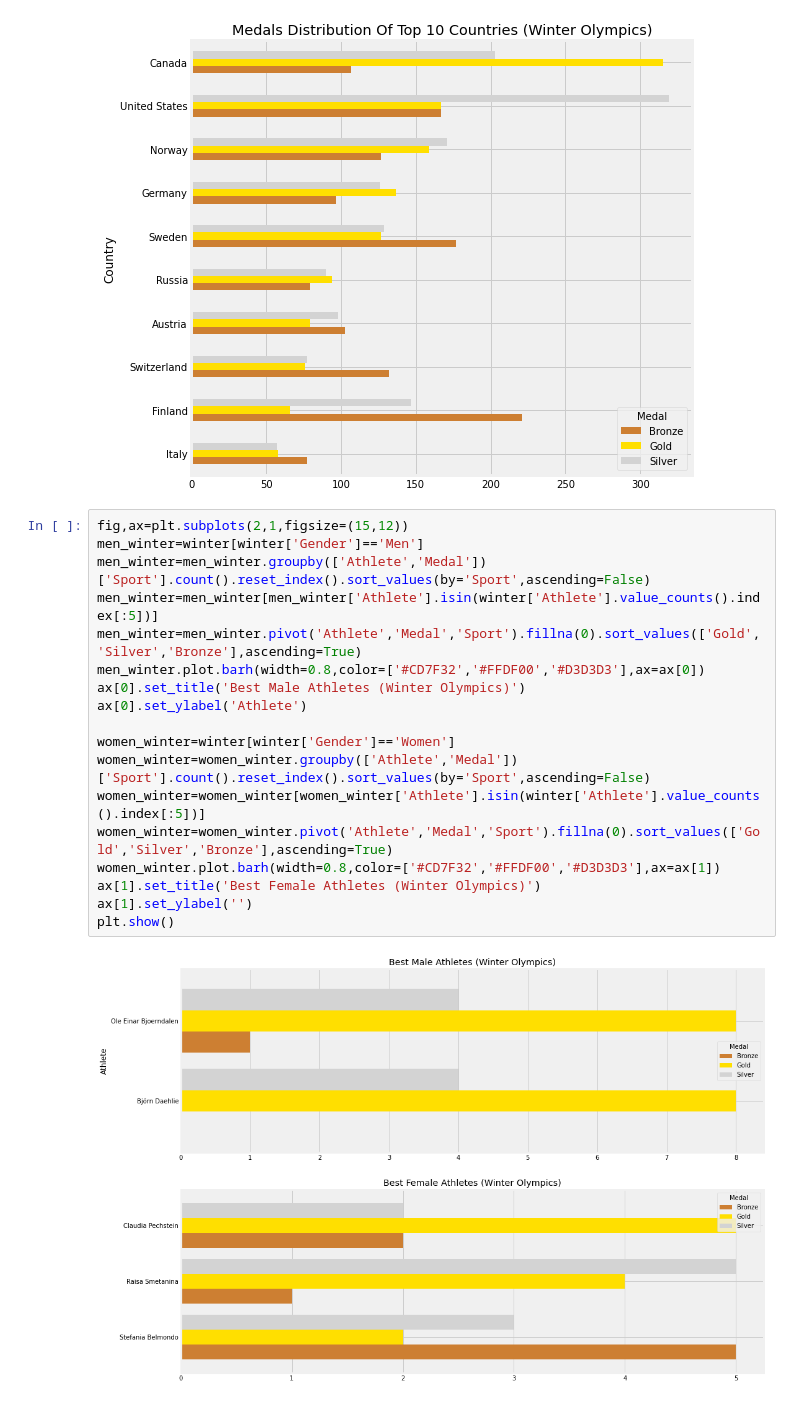
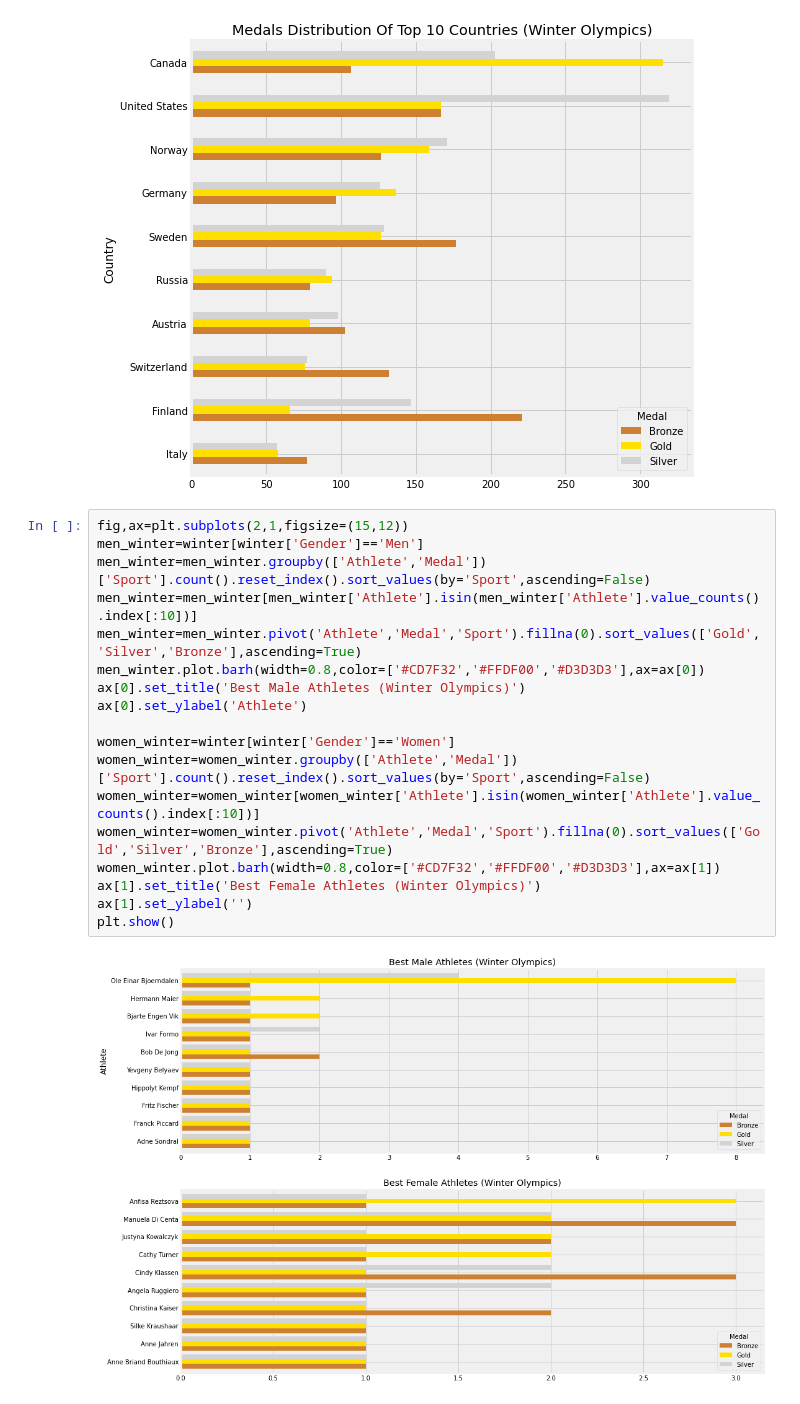
Before and after one commit to eozhisarcikli/olympic-game-analysis, a Jupyter notebook: Analysis & Visualization.ipynb, the cells around one changed output. Cells and saved outputs as stored; diff of their text form.

```diff
--- a/Analysis & Visualization.ipynb
+++ b/Analysis & Visualization.ipynb
@@ -322,20 +284,20 @@ plt.show()
 # %%
 fig,ax=plt.subplots(2,1,figsize=(15,12))
 men_winter=winter[winter['Gender']=='Men']
 men_winter=men_winter.groupby(['Athlete','Medal'])['Sport'].count().reset_index().sort_values(by='Sport',ascending=False)
-men_winter=men_winter[men_winter['Athlete'].isin(winter['Athlete'].value_counts().index[:5])]
+men_winter=men_winter[men_winter['Athlete'].isin(men_winter['Athlete'].value_counts().index[:10])]
 men_winter=men_winter.pivot('Athlete','Medal','Sport').fillna(0).sort_values(['Gold','Silver','Bronze'],ascending=True)
 men_winter.plot.barh(width=0.8,color=['#CD7F32','#FFDF00','#D3D3D3'],ax=ax[0])
 ax[0].set_title('Best Male Athletes (Winter Olympics)')
 ax[0].set_ylabel('Athlete')
 
 women_winter=winter[winter['Gender']=='Women']
 women_winter=women_winter.groupby(['Athlete','Medal'])['Sport'].count().reset_index().sort_values(by='Sport',ascending=False)
-women_winter=women_winter[women_winter['Athlete'].isin(winter['Athlete'].value_counts().index[:5])]
+women_winter=women_winter[women_winter['Athlete'].isin(women_winter['Athlete'].value_counts().index[:10])]
 women_winter=women_winter.pivot('Athlete','Medal','Sport').fillna(0).sort_values(['Gold','Silver','Bronze'],ascending=True)
 women_winter.plot.barh(width=0.8,color=['#CD7F32','#FFDF00','#D3D3D3'],ax=ax[1])
 ax[1].set_title('Best Female Athletes (Winter Olympics)')
 ax[1].set_ylabel('')
 plt.show()
 # %% [output]
-[figure, old version]
+[figure, new version]
```
Also changed, not shown: parts of 18 cells of this notebook.
